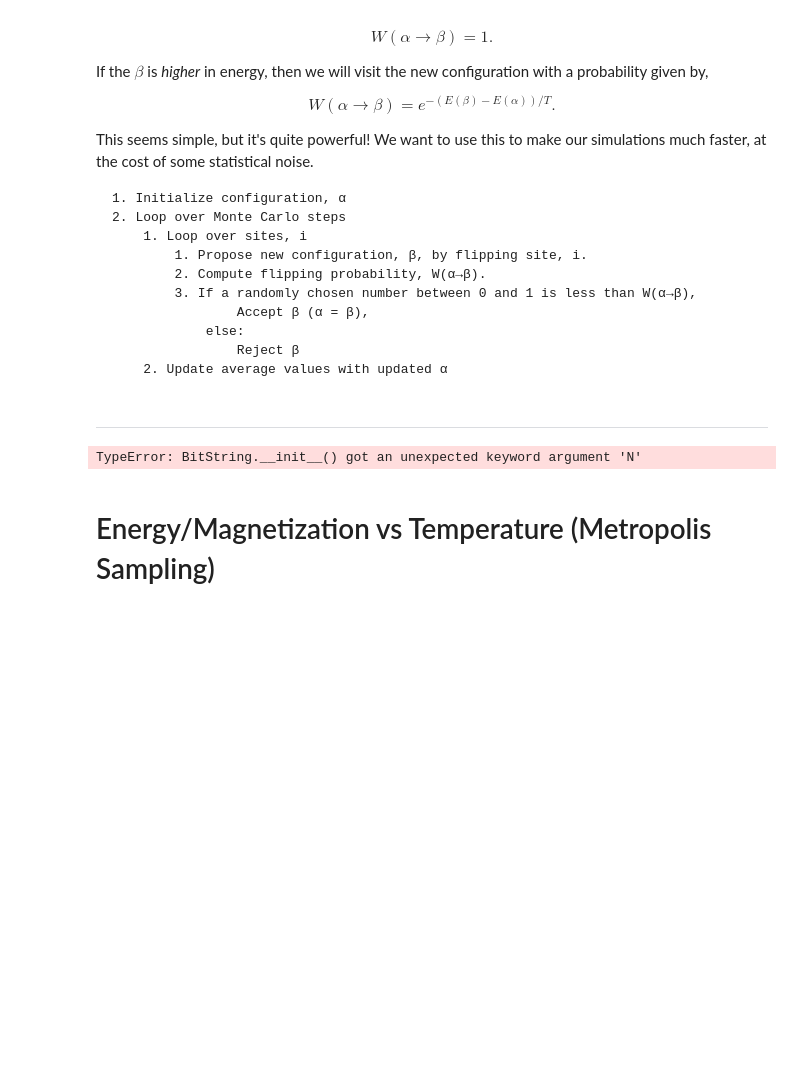
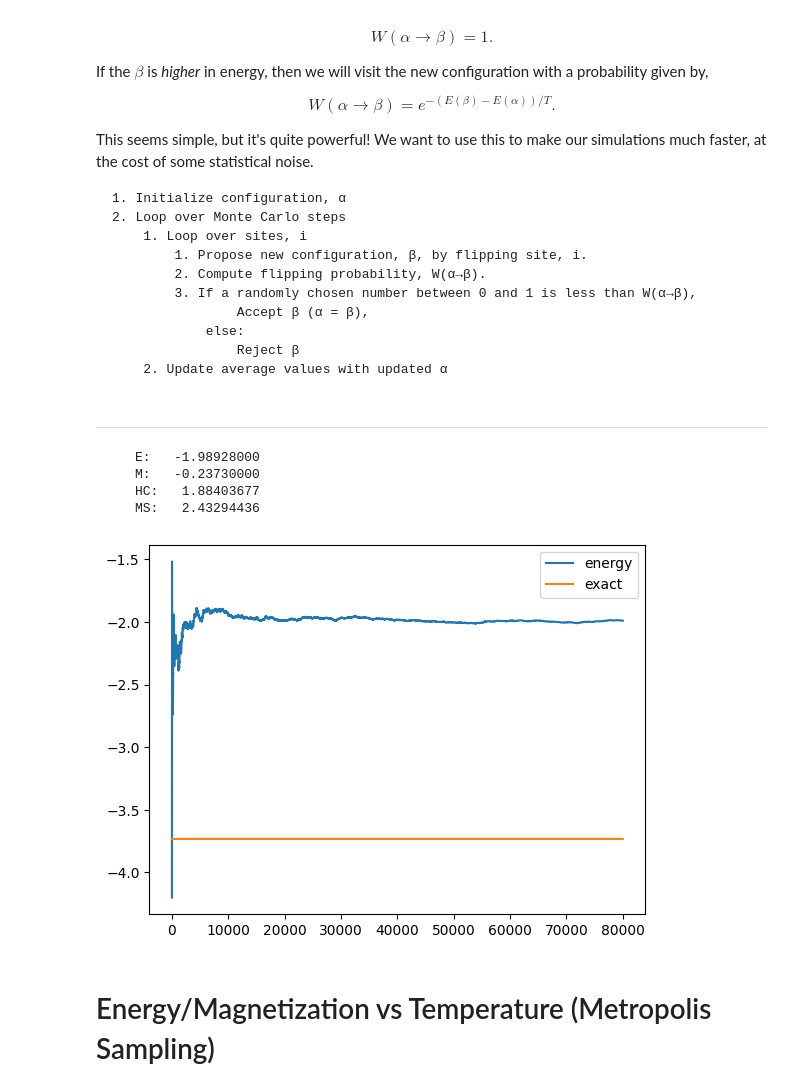
Before and after one commit to Egupta21/montecarlo_package, a Jupyter notebook: molecool/examples/ising.ipynb, the cells around one changed output. Saved outputs shown, nothing was run; the diff lists cells and outputs as text; code cells hidden in the pictures; blank space fills up the shorter version.

```diff
--- a/molecool/examples/ising.ipynb
+++ b/molecool/examples/ising.ipynb
@@ -364,30 +364,35 @@ This seems simple, but it's quite powerful! We want to use this to make our simu
 # %%
 # Initialize BitString
 
-conf = montecarlo.BitString(N=N)
-conf.initialize(M=4)
+string_val = "0" * N
+conf = montecarlo.BitString(string_val)
+conf.magInit(M=4)
 T = 2
 # run montecarlo
 E, M, EE, MM = montecarlo.metropolis_montecarlo(ham, conf, T=T, nsweep=80000, nburn=1000)
 
 HC = (EE[-1] - E[-1]*E[-1])/T/T
 MS = (MM[-1] - M[-1]*M[-1])/T
 
 print("     E:  %12.8f" %(E[-1]))
 print("     M:  %12.8f" %(M[-1]))
 print("     HC: %12.8f" %(HC))
 print("     MS: %12.8f" %(MS))
 # Exact values
 # E:   -3.73231850
 # M:    0.14658168
 # EE:   1.64589165
 # MM:   1.46663062
 
 plt.plot(E, label="energy");
 plt.plot([-3.73231850]*len(E), label="exact");
 plt.legend();
 # %% [output]
-TypeError: BitString.__init__() got an unexpected keyword argument 'N'
+     E:   -1.98928000
+     M:   -0.23730000
+     HC:   1.88403677
+     MS:   2.43294436
+[figure, added]
 # %% [markdown]
 # Energy/Magnetization vs Temperature (Metropolis Sampling)
 # %%
```
Also changed, not shown: parts of 7 cells of this notebook, 2 other files.
